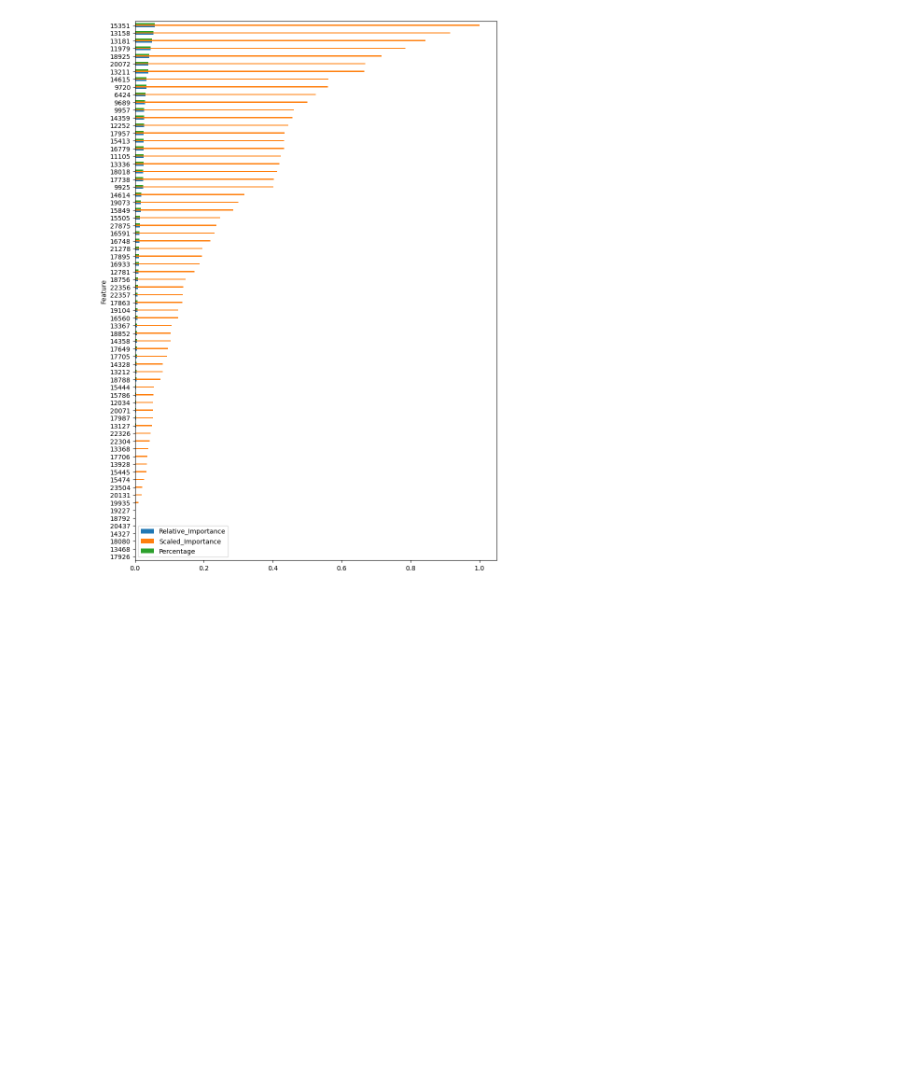
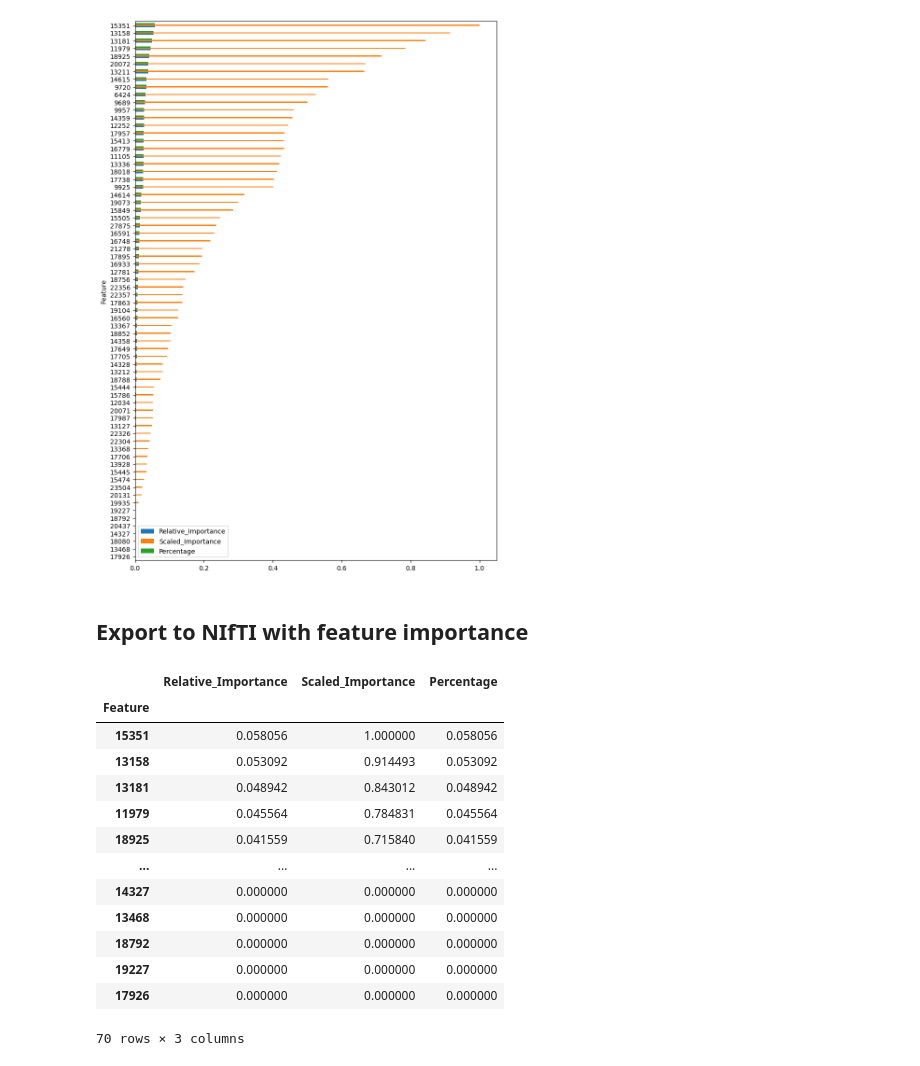
Before and after one commit to tahendry/master_thesis, a Jupyter notebook: analysis_and_plots/feature_importance_tpot.ipynb, the cells around one changed output. Saved outputs shown, nothing was run; the diff lists cells and outputs as text; code cells hidden in the pictures; blank space fills up the shorter version.

```diff
--- a/analysis_and_plots/feature_importance_tpot.ipynb
+++ b/analysis_and_plots/feature_importance_tpot.ipynb
@@ -193,3 +200,22 @@ plt.show()
 # %%
 # export to a csv file
 feature_importance_df.to_csv("feature_importance_tpot.csv")
+# %% [markdown]
+## Export to NIfTI with feature importance
+# %%
+feature_importance_df.sort_values(by=['Scaled_Importance'], ascending=False)
+# %% [output]
+|  | Relative_Importance | Scaled_Importance | Percentage |
+| Feature |  |  |  |
+| 15351 | 0.058056 | 1.000000 | 0.058056 |
+| 13158 | 0.053092 | 0.914493 | 0.053092 |
+| 13181 | 0.048942 | 0.843012 | 0.048942 |
+| 11979 | 0.045564 | 0.784831 | 0.045564 |
+| 18925 | 0.041559 | 0.715840 | 0.041559 |
+| ... | ... | ... | ... |
+| 14327 | 0.000000 | 0.000000 | 0.000000 |
+| 13468 | 0.000000 | 0.000000 | 0.000000 |
+| 18792 | 0.000000 | 0.000000 | 0.000000 |
+| 19227 | 0.000000 | 0.000000 | 0.000000 |
+| 17926 | 0.000000 | 0.000000 | 0.000000 |
+70 rows × 3 columns
```
Also changed, not shown: parts of 4 cells of this notebook, 3 other files.
